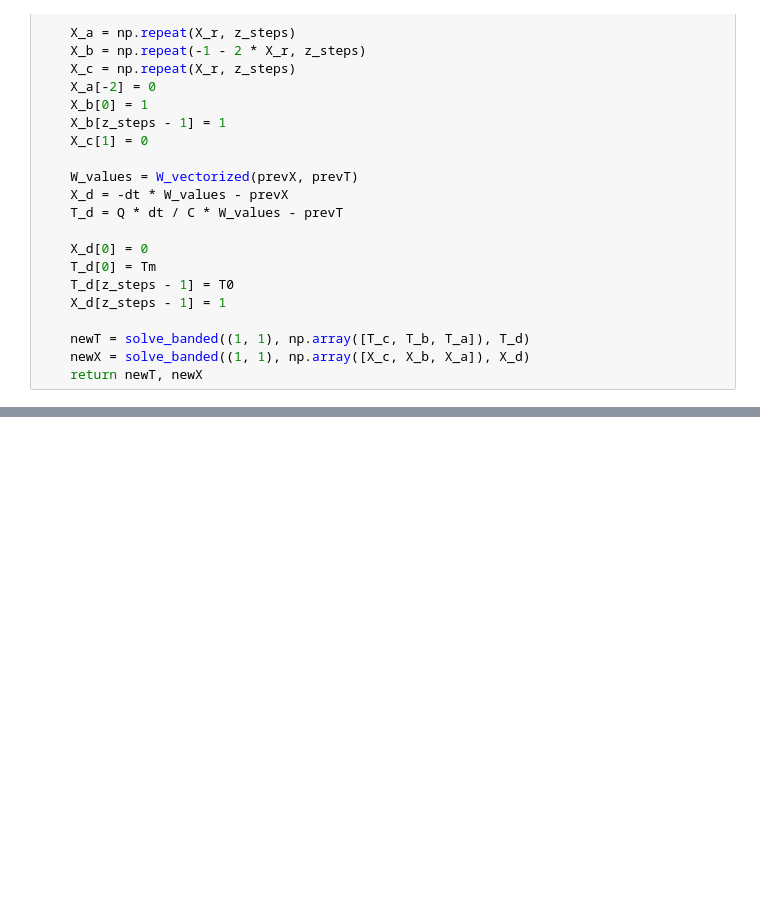
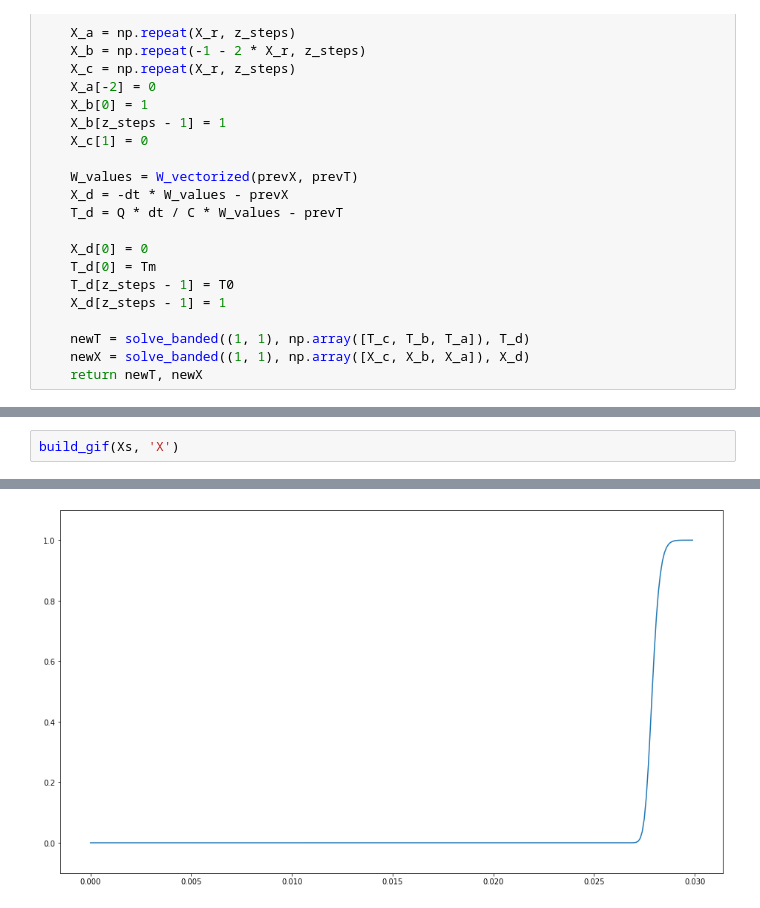
Before and after one commit to KokorinIlya/computational_methods, a Jupyter notebook: Coursework/main.ipynb, the cells around one changed output, grey strips where cells are left out. Cells and saved outputs as stored; diff of their text form; blank space fills up the shorter version.

```diff
--- a/Coursework/main.ipynb
+++ b/Coursework/main.ipynb
@@ -176,0 +175,3 @@ ani.save('./X.gif', writer='pillow', fps=150)
+# %%
+build_gif(Xs, 'X')
+# %% [output]
@@ -176,0 +179 @@ ani.save('./X.gif', writer='pillow', fps=150)
+[figure, added]
```
Also changed, not shown: parts of 11 cells of this notebook, 2 other files.
